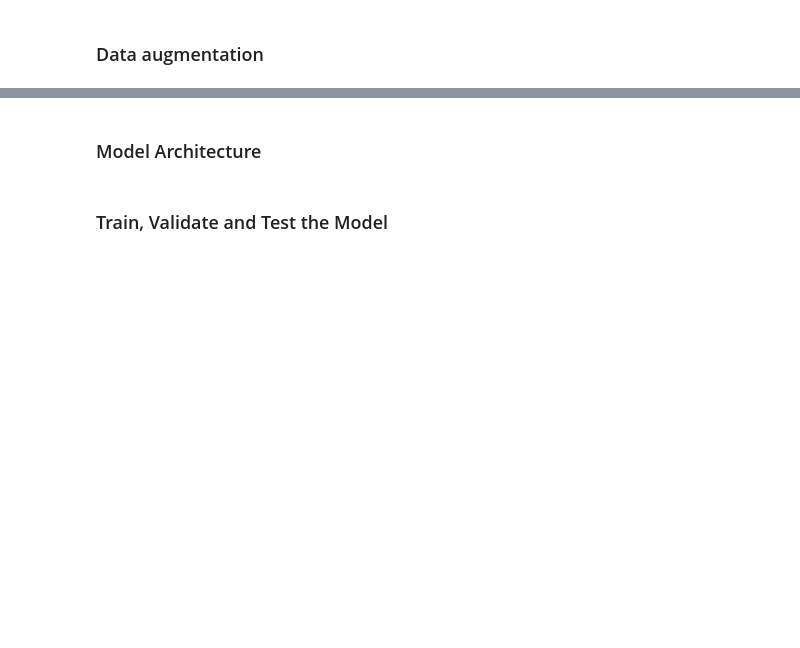
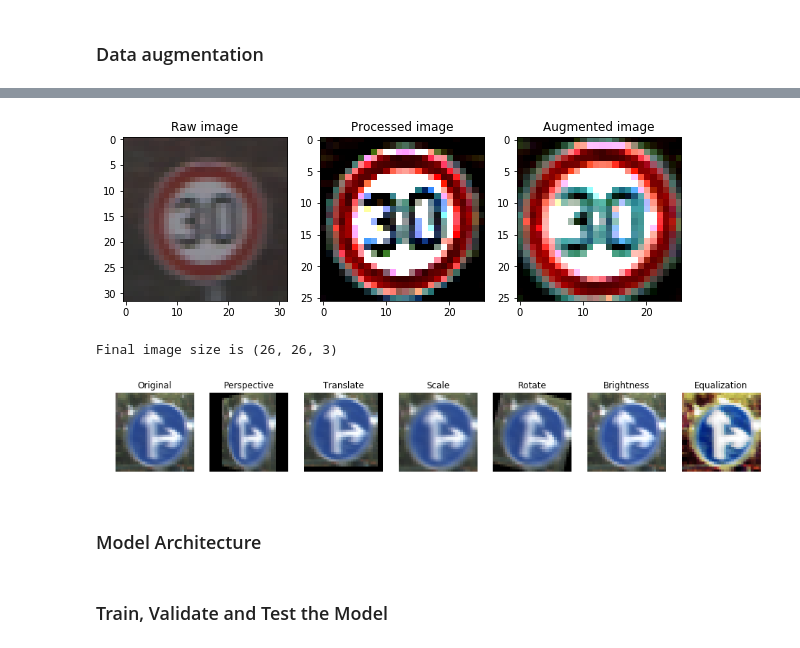
Before and after one commit to BusAI-Self-Driving-Car/carnd-traffic-sign-classifier, a Jupyter notebook: Traffic_Sign_Classifier.ipynb, the cells around one changed output, grey strips where cells are left out. Drawn from its saved outputs; the diff is of its cells as text; code cells hidden in the pictures; blank space fills up the shorter version.

```diff
--- a/Traffic_Sign_Classifier.ipynb
+++ b/Traffic_Sign_Classifier.ipynb
@@ -341,41 +376,61 @@ def translate(image, min=2, max=2):
     return cv2.warpAffine(image, M, (cols, rows))
 
 def scale(image, min=0.9, max=1.1):
 
     rows,cols,ch = image.shape
 
     #Randomly select a rotation angle from the range passed.
     scale = np.random.uniform(min, max)
 
     M = cv2.getRotationMatrix2D((cols/2,rows/2), 0, scale)
     return cv2.warpAffine(image, M, (cols, rows))
 
 def brightness(image, min=0.5, max=2.0):
 
     hsv = cv2.cvtColor(image,cv2.COLOR_RGB2HSV)
 
     random_br = np.random.uniform(min,max)
 
     #To protect against overflow: Calculate a mask for all pixels
     #where adjustment of the brightness would exceed the maximum
     #brightness value and set the value to the maximum at those pixels.
     mask = hsv[:,:,2]*random_br > 255
     v_channel = np.where(mask, 255, hsv[:,:,2]*random_br)
     hsv[:,:,2] = v_channel
 
     return cv2.cvtColor(hsv,cv2.COLOR_HSV2RGB)
 
-def histogram_eq(image):
+def augment_img(img):
+    img = contrast_img(img, 1.8*np.random.rand()+0.2)
+    img = rotate(img)
+    img = scale(img)
+    return transform_img(img)
 
-    image1 = np.copy(image)
+def show3img(img, transformed_img, augmented_img):
+    plt.figure(figsize=(10, 5))
+    plt.subplot(1, 3, 1)
+    plt.imshow(img)
+    plt.title("Raw image")
+    plt.subplot(1, 3, 2)
+    plt.imshow(transformed_img)
+    plt.title("Processed image")
+    plt.subplot(1, 3, 3)
+    plt.imshow(augmented_img)
+    plt.title("Augmented image")
+    plt.show()
 
-    image1[:,:,0] = cv2.equalizeHist(image1[:,:,0])
-    image1[:,:,1] = cv2.equalizeHist(image1[:,:,1])
-    image1[:,:,2] = cv2.equalizeHist(image1[:,:,2])
+# unit test
+x_selected = X_test[y_test == 1]
+im = x_selected[60, :, :, :]
+imp = contrast_img(im, 0.5)
 
-    return image1
+show3img(im, transform_img(im), augment_img(im))
+print("Final image size is", transform_img(im).shape)
+# %% [output]
+[figure, added]
+Final image size is (26, 26, 3)
 # %%
-image = train_features[989]
+image = X_train[989]
 
 transform_exmpl = [image,
                    perspective_transform(image),
@@ -392,6 +447,8 @@ for i in range(7):
     cell2[i].imshow(transform_exmpl[i])
     cell2[i].axis('off')
     cell2[i].set_title(transform_descs[i])
+# %% [output]
+[figure, added]
 # %% [markdown]
 ### Model Architecture
 # %%
```
Also changed, not shown: parts of 5 cells of this notebook, 1 other file.
